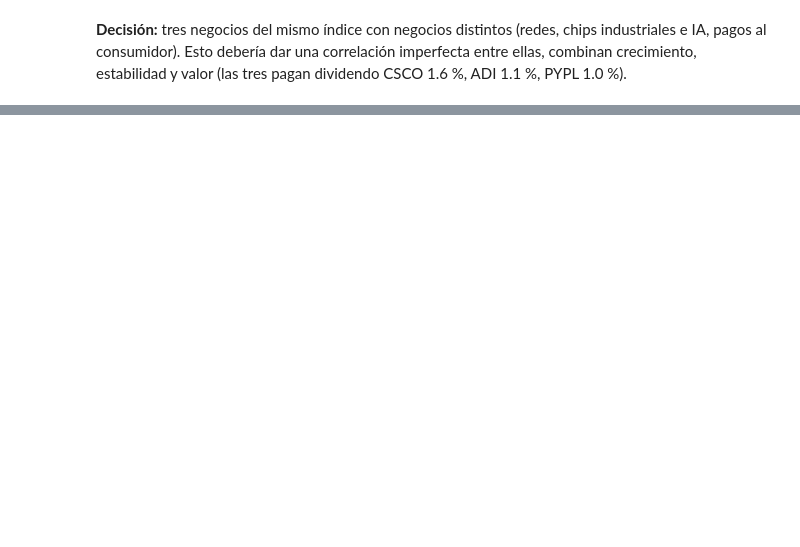
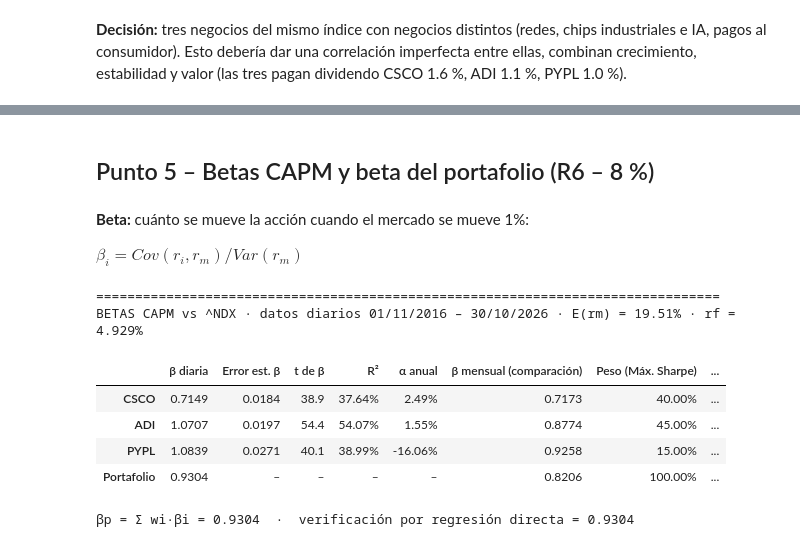
Before and after one commit to Juancho-00/laboratorio-2-derivados, a Jupyter notebook: notebooks/01_portafolio.ipynb, the cells around one changed output, grey strips where cells are left out. Saved outputs shown, nothing was run; the diff lists cells and outputs as text; code cells hidden in the pictures; blank space fills up the shorter version.

Commit message:
Bloque 1 (Puntos 0-5): datos, analisis fundamental, Markowitz, VaR y betas

```diff
--- a/notebooks/01_portafolio.ipynb
+++ b/notebooks/01_portafolio.ipynb
@@ -471,0 +532,48 @@ Un solo mes adverso al 95 % borraría más de seis meses de ganancia esperada. E
+# %% [markdown]
+## Punto 5 – Betas CAPM y beta del portafolio (R6 – 8 %)
+# %% [markdown]
+**Beta:** cuánto se mueve la acción cuando el mercado se mueve 1%:
+
+$β_i = Cov(r_i, r_m) / Var(r_m)$
+# %%
+from scipy.stats import linregress
+
+mkt = "^NDX"
+E_rm = np.exp(r_d[mkt].mean() * 252) - 1               # retorno anual esperado del mercado (2.1): 19.51 %
+
+filas = {}
+for a in acc:
+    reg = linregress(r_d[mkt], r_d[a])                 # regresión diaria: r_a = α + β · r_NDX + ε
+    beta_mens = r_m[a].cov(r_m[mkt]) / r_m[mkt].var()  # β con datos mensuales (solo comparación)
+    filas[a] = {
+        "β diaria": reg.slope, "Error est. β": reg.stderr, "t de β": reg.slope / reg.stderr,
+        "R²": reg.rvalue ** 2,                         # fracción del riesgo de la acción explicada por el mercado
+        "α anual": reg.intercept * 252,                # retorno no explicado por el mercado (anualizado)
+        "β mensual (comparación)": beta_mens,
+        "Peso (Máx. Sharpe)": w_opt[acc.index(a)],
+        "E(r) CAPM": rf + reg.slope * (E_rm - rf),     # SML: rf + β (E(rm) − rf)
+        "E(r) histórico": mu[a],                       # retorno anual del Punto 2
+    }
+betas = pd.DataFrame(filas).T
+
+beta_p = (betas["Peso (Máx. Sharpe)"] * betas["β diaria"]).sum()                 # βp = Σ wi · βi
+beta_p_m = (betas["Peso (Máx. Sharpe)"] * betas["β mensual (comparación)"]).sum()
+beta_p_reg = linregress(r_d[mkt], r_d[acc] @ w_opt).slope                        # verificación: regresión directa
+betas.loc["Portafolio"] = {"β diaria": beta_p, "β mensual (comparación)": beta_p_m, "Peso (Máx. Sharpe)": 1,
+                           "E(r) CAPM": rf + beta_p * (E_rm - rf), "E(r) histórico": ret_p(w_opt)}
+betas.to_csv(PROC / "betas_capm.csv")                  # insumo del Punto 6
+
+print(f"{'=' * 80}\nBETAS CAPM vs ^NDX · datos diarios 01/11/2016 – 30/10/2026 · E(rm) = {E_rm:.2%} · rf = {rf:.3%}")
+display(betas.style.format("{:.4f}", subset=["β diaria", "Error est. β", "β mensual (comparación)"], na_rep="–")
+             .format("{:.1f}", subset=["t de β"], na_rep="–")
+             .format("{:.2%}", subset=["R²", "α anual", "Peso (Máx. Sharpe)", "E(r) CAPM", "E(r) histórico"], na_rep="–"))
+print(f"βp = Σ wi·βi = {beta_p:.4f}  ·  verificación por regresión directa = {beta_p_reg:.4f}")
+# %% [output]
+================================================================================
+BETAS CAPM vs ^NDX · datos diarios 01/11/2016 – 30/10/2026 · E(rm) = 19.51% · rf = 4.929%
+|  | β diaria | Error est. β | t de β | R² | α anual | β mensual (comparación) | Peso (Máx. Sharpe) | ... |
+| CSCO | 0.7149 | 0.0184 | 38.9 | 37.64% | 2.49% | 0.7173 | 40.00% | ... |
+| ADI | 1.0707 | 0.0197 | 54.4 | 54.07% | 1.55% | 0.8774 | 45.00% | ... |
+| PYPL | 1.0839 | 0.0271 | 40.1 | 38.99% | -16.06% | 0.9258 | 15.00% | ... |
+| Portafolio | 0.9304 | – | – | – | – | 0.8206 | 100.00% | ... |
+βp = Σ wi·βi = 0.9304  ·  verificación por regresión directa = 0.9304
```
Also changed, not shown: parts of 34 cells of this notebook, 8 other files.
